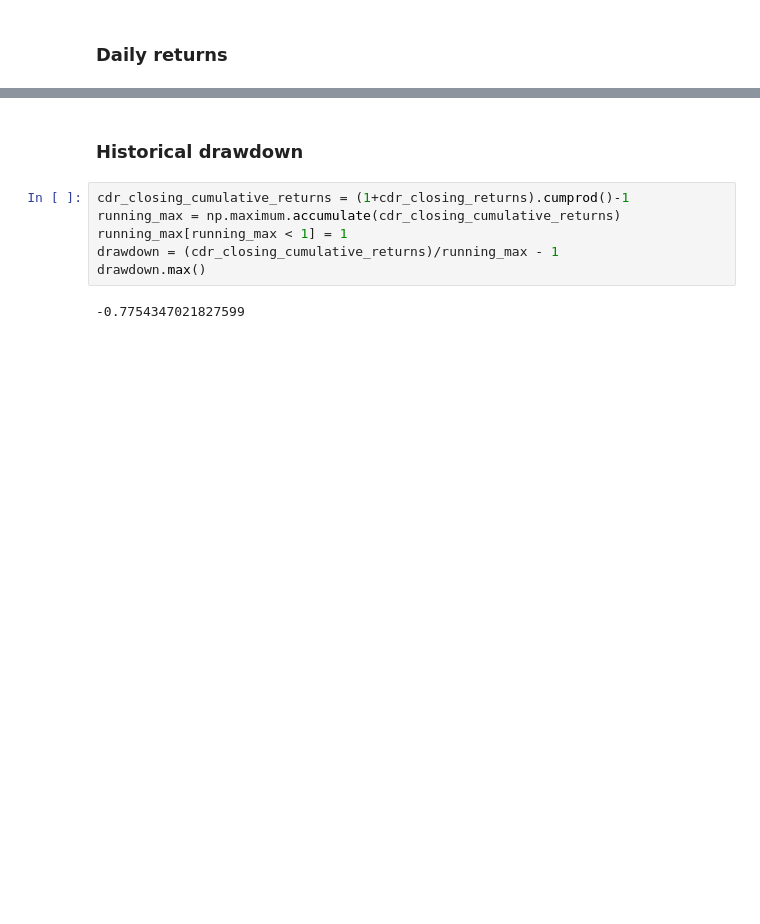
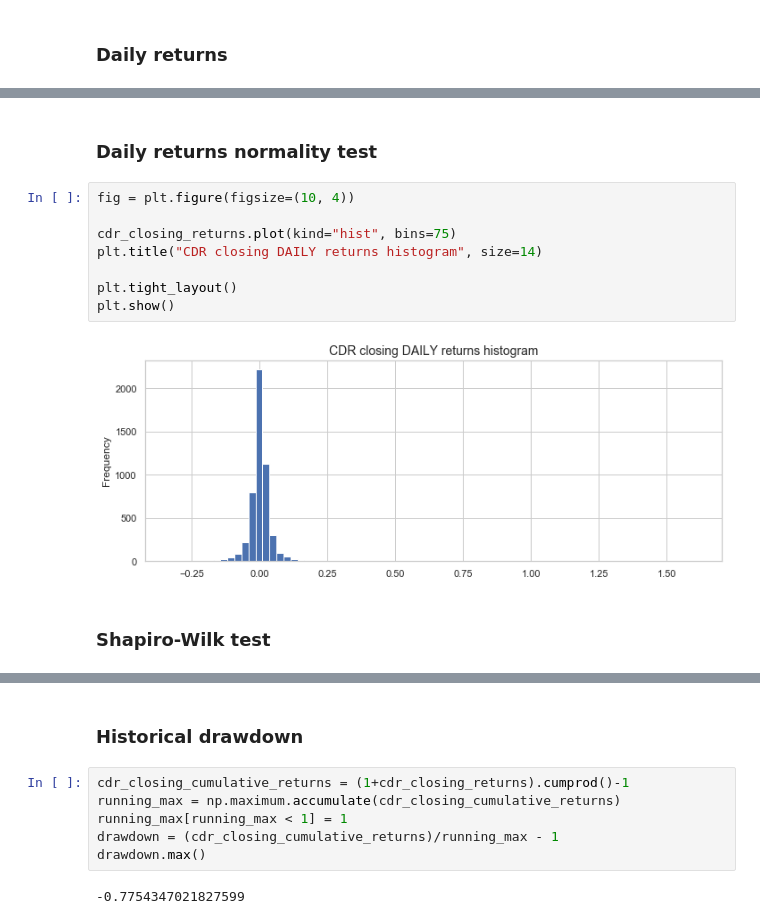
Before and after one commit to JetBlack101/Monte-Carlo-simulations, a Jupyter notebook: CD Projekt stock Monte Carlo simulation.ipynb, the cells around one changed output, grey strips where cells are left out. Saved outputs shown, nothing was run; the diff lists cells and outputs as text; blank space fills up the shorter version.

```diff
--- a/CD Projekt stock Monte Carlo simulation.ipynb
+++ b/CD Projekt stock Monte Carlo simulation.ipynb
@@ -59,0 +76,14 @@ plt.show()
+# %% [markdown]
+### Daily returns normality test
+# %%
+fig = plt.figure(figsize=(10, 4))
+
+cdr_closing_returns.plot(kind="hist", bins=75)
+plt.title("CDR closing DAILY returns histogram", size=14)
+
+plt.tight_layout()
+plt.show()
+# %% [output]
+[figure, added]
+# %% [markdown]
+### Shapiro-Wilk test
```
Also changed, not shown: parts of 15 cells of this notebook.
